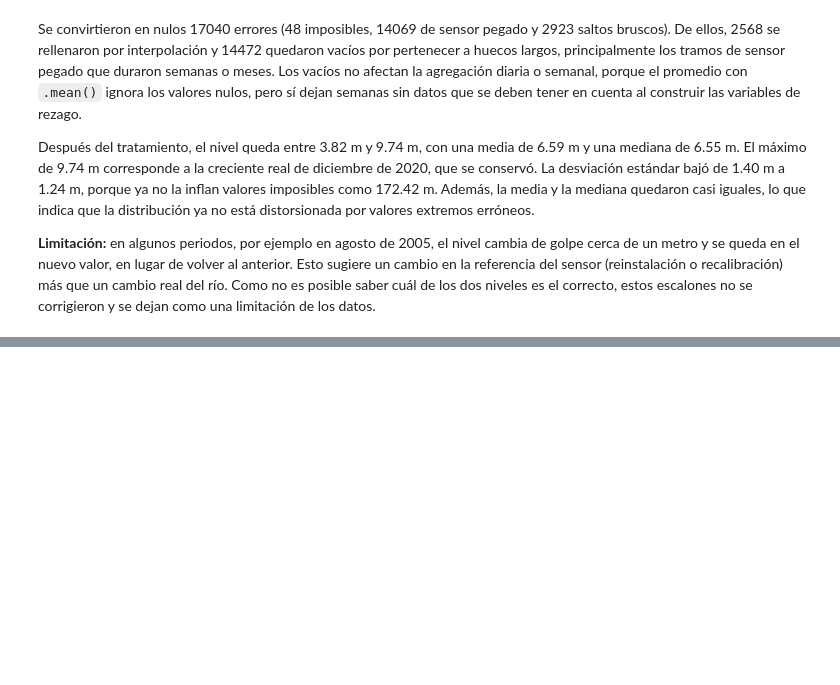
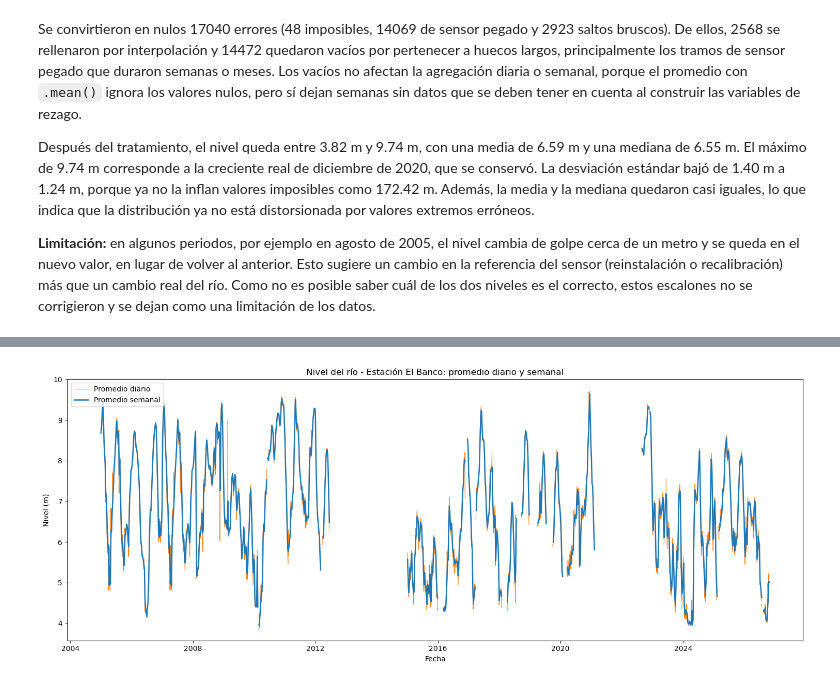
Before and after one commit to AlfonsoMSDL/Proyecto-Aprendizaje-Supervizado-IA, a Jupyter notebook: PromedioNivelMax.ipynb, the cells around one changed output, grey strips where cells are left out. Cells and saved outputs as stored; diff of their text form; code cells hidden in the pictures; blank space fills up the shorter version.

Commit message:
Arreglando agregación diaria y semanal, y comportamiento temporal de la serie

```diff
--- a/PromedioNivelMax.ipynb
+++ b/PromedioNivelMax.ipynb
@@ -853,0 +850,33 @@ La línea azul oscura (promedio semanal) filtra eficazmente el ruido telemático
+# %%
+serie = df.set_index("FechaObservacion")["ValorObservado"]
+
+# Frecuencia horaria: promedio de los registros de cada hora
+serie_horaria = serie.resample("h").mean()
+
+# Agregaciones a partir de las horas
+df_diario = serie_horaria.resample("D").mean()
+df_semanal = serie_horaria.resample("W-SUN").mean()
+
+# Cobertura: fracción de horas con datos válidos en cada periodo
+cobertura_diaria = serie_horaria.resample("D").count() / 24
+cobertura_semanal = serie_horaria.resample("W-SUN").count() / 168
+
+resumen = pd.DataFrame({
+    "periodos_totales": [len(df_diario), len(df_semanal)],
+    "con_datos": [df_diario.notna().sum(), df_semanal.notna().sum()],
+    "vacios": [df_diario.isna().sum(), df_semanal.isna().sum()],
+    "cobertura_mediana_%": [cobertura_diaria[df_diario.notna()].median() * 100,
+                            cobertura_semanal[df_semanal.notna()].median() * 100],
+}, index=["Diaria", "Semanal"]).round(1)
+display(resumen)
+
+print("Cobertura de los periodos con datos (fracción de horas con datos válidos):")
+display(pd.DataFrame({
+    "Diaria": cobertura_diaria[df_diario.notna()].describe(),
+    "Semanal": cobertura_semanal[df_semanal.notna()].describe(),
+}).round(3).T)
+
+print("\nPrimeros registros de la agregación diaria:")
+display(df_diario.head().to_frame("nivel_promedio_diario"))
+print("Primeros registros de la agregación semanal:")
+display(df_semanal.head().to_frame("nivel_promedio_semanal"))
@@ -853,0 +915,12 @@ La línea azul oscura (promedio semanal) filtra eficazmente el ruido telemático
+# %%
+fig, ax = plt.subplots(figsize=(15, 6))
+ax.plot(df_diario.index, df_diario.values, color="#ff7f0e", linewidth=0.8, label="Promedio diario")
+ax.plot(df_semanal.index, df_semanal.values, color="#1f77b4", linewidth=1.8, label="Promedio semanal")
+ax.set_title("Nivel del río - Estación El Banco: promedio diario y semanal")
+ax.set_xlabel("Fecha")
+ax.set_ylabel("Nivel (m)")
+ax.legend(loc="upper left")
+plt.tight_layout()
+plt.show()
+# %% [output]
+[figure, added]
```
Also changed, not shown: parts of 22 cells of this notebook.
